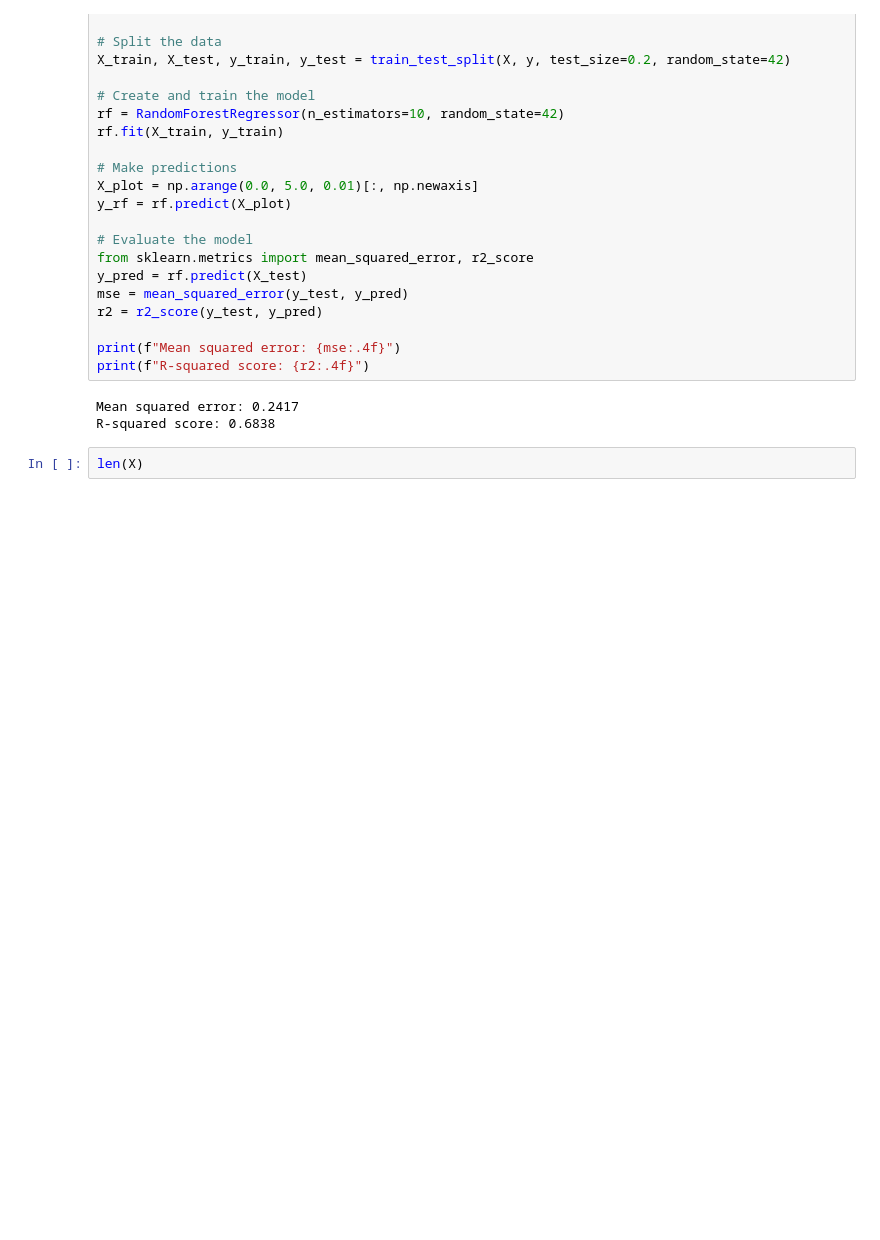
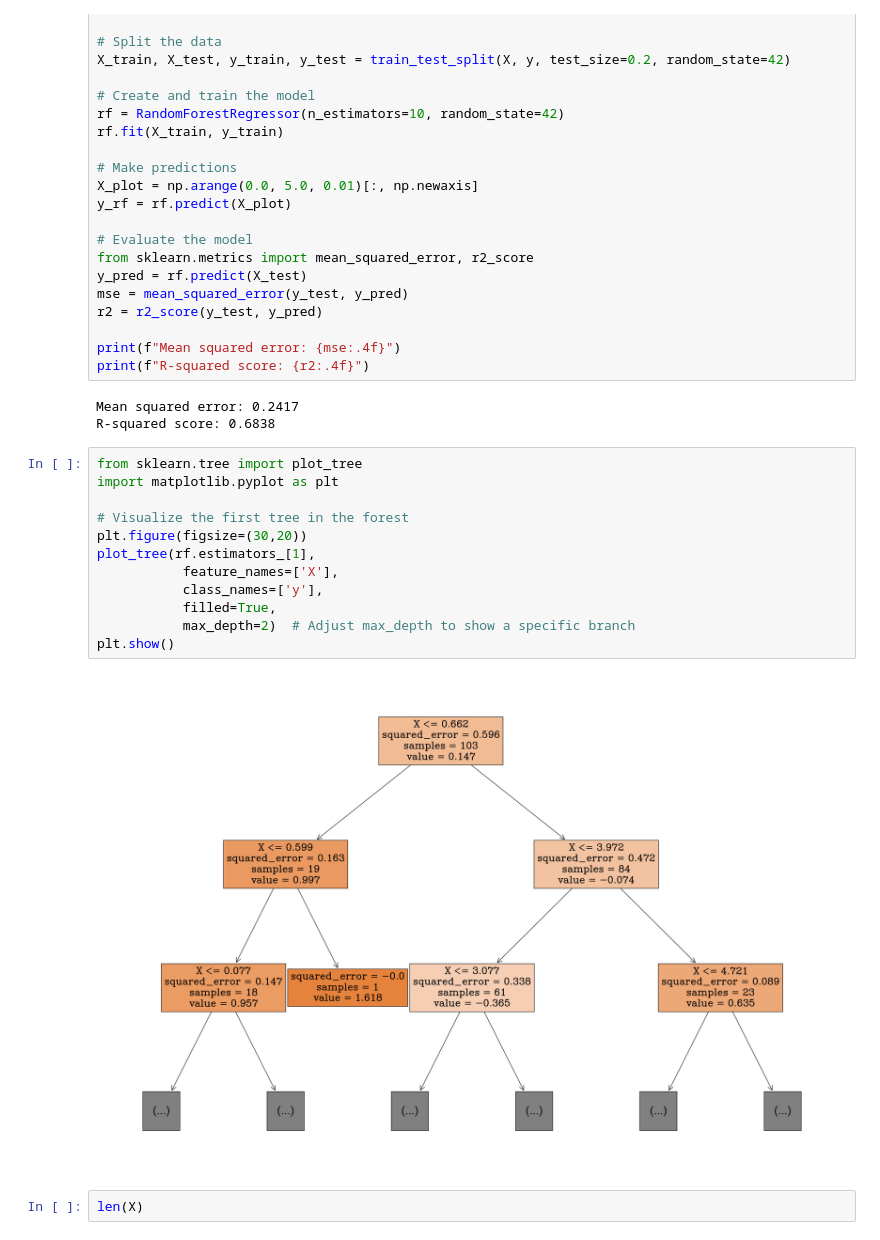
Before and after one commit to catastropiyush/simulations, a Jupyter notebook: Random_Forest_Regression.ipynb, the cells around one changed output. Drawn from its saved outputs; the diff is of its cells as text; blank space fills up the shorter version.

```diff
--- a/Random_Forest_Regression.ipynb
+++ b/Random_Forest_Regression.ipynb
@@ -42,6 +42,20 @@ print(f"R-squared score: {r2:.4f}")
 # %% [output]
 Mean squared error: 0.2417
 R-squared score: 0.6838
+# %%
+from sklearn.tree import plot_tree
+import matplotlib.pyplot as plt
+
+# Visualize the first tree in the forest
+plt.figure(figsize=(30,20))
+plot_tree(rf.estimators_[1],
+           feature_names=['X'],
+           class_names=['y'],
+           filled=True,
+           max_depth=2)  # Adjust max_depth to show a specific branch
+plt.show()
+# %% [output]
+[figure, added]
 # %%
 len(X)
 # %% [output]
```
Also changed, not shown: parts of 2 cells of this notebook.
